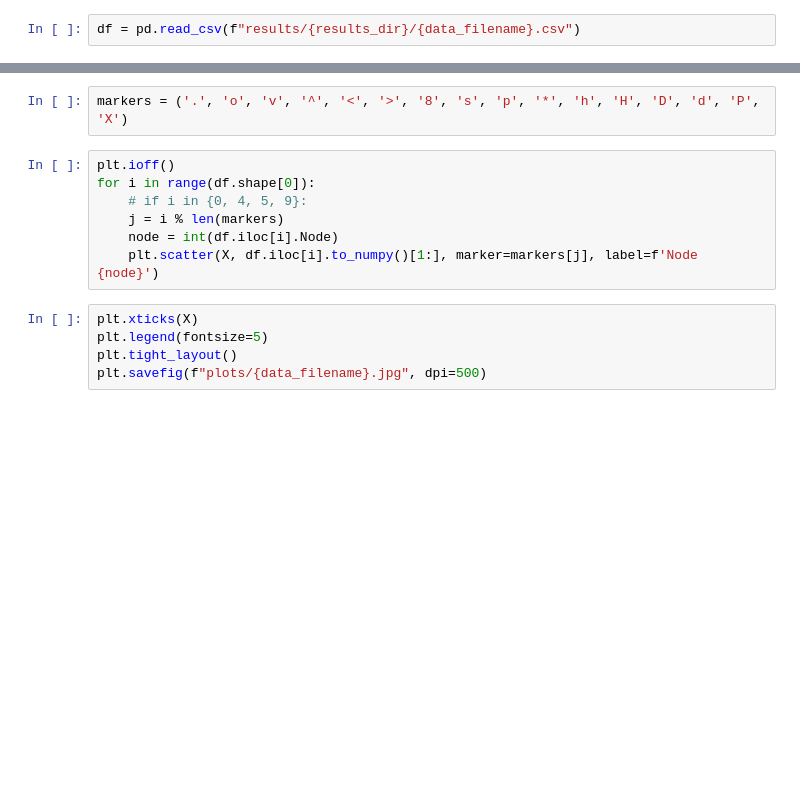
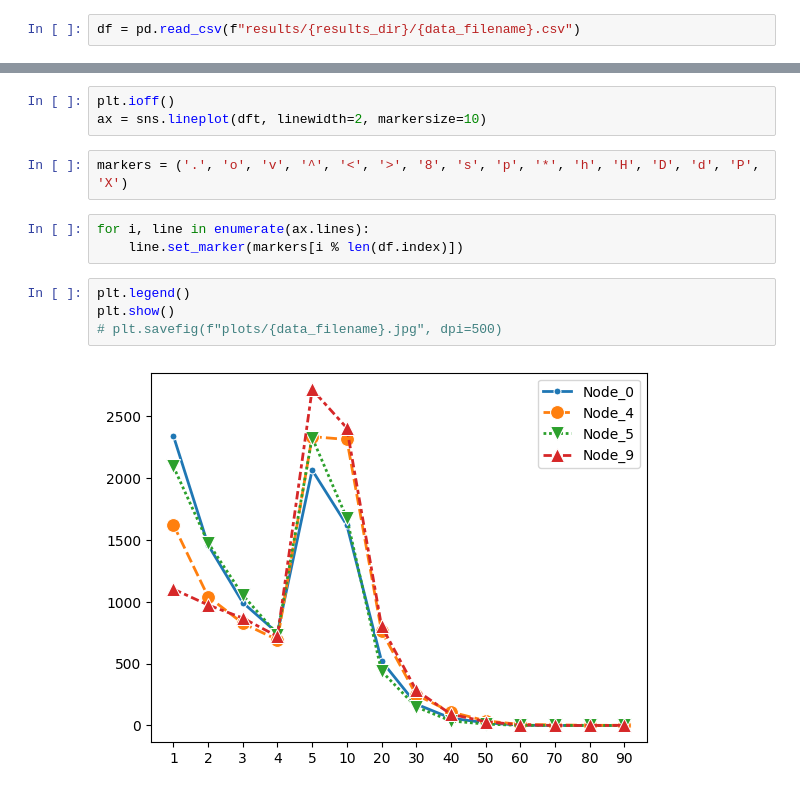
Before and after one commit to amitgaru2/cvf-python-gnn, a Jupyter notebook: simulations/cvf-analysis/plot histogram.ipynb, the cells around one changed output, grey strips where cells are left out. Drawn from its saved outputs; the diff is of its cells as text; blank space fills up the shorter version.

```diff
--- a/simulations/cvf-analysis/plot histogram.ipynb
+++ b/simulations/cvf-analysis/plot histogram.ipynb
@@ -30,14 +69,14 @@ plt.figure(figsize=(25, 7))
+# %%
+plt.ioff()
+ax = sns.lineplot(dft, linewidth=2, markersize=10)
 # %%
 markers = ('.', 'o', 'v', '^', '<', '>', '8', 's', 'p', '*', 'h', 'H', 'D', 'd', 'P', 'X')
-# %%
-plt.ioff()
-for i in range(df.shape[0]):
-    # if i in {0, 4, 5, 9}:
-    j = i % len(markers)
-    node = int(df.iloc[i].Node)
-    plt.scatter(X, df.iloc[i].to_numpy()[1:], marker=markers[j], label=f'Node {node}')
+# %%
+for i, line in enumerate(ax.lines):
+    line.set_marker(markers[i % len(df.index)])
 # %%
-plt.xticks(X)
-plt.legend(fontsize=5)
-plt.tight_layout()
-plt.savefig(f"plots/{data_filename}.jpg", dpi=500)
+plt.legend()
+plt.show()
+# plt.savefig(f"plots/{data_filename}.jpg", dpi=500)
+# %% [output]
+[figure, added]
```
Also changed, not shown: parts of 12 cells of this notebook, 17 other files.
